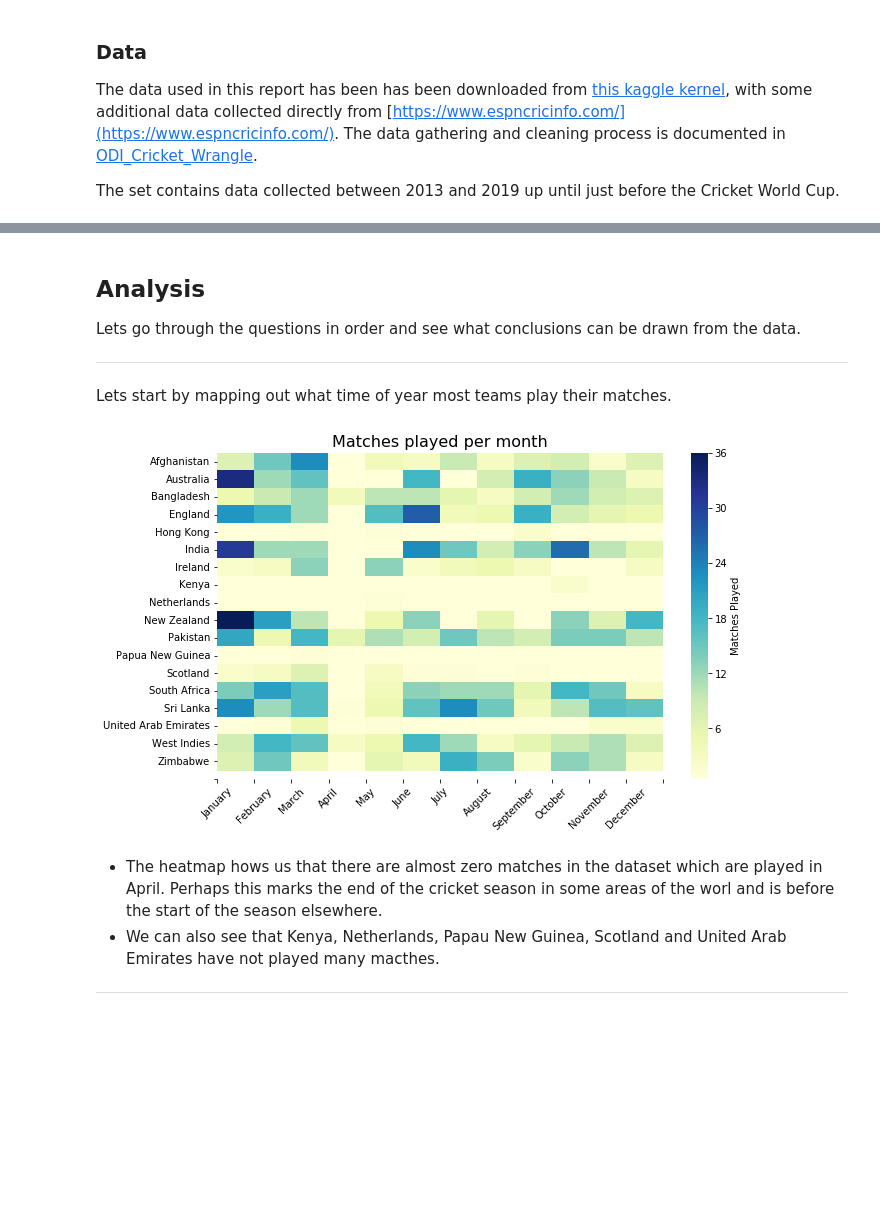
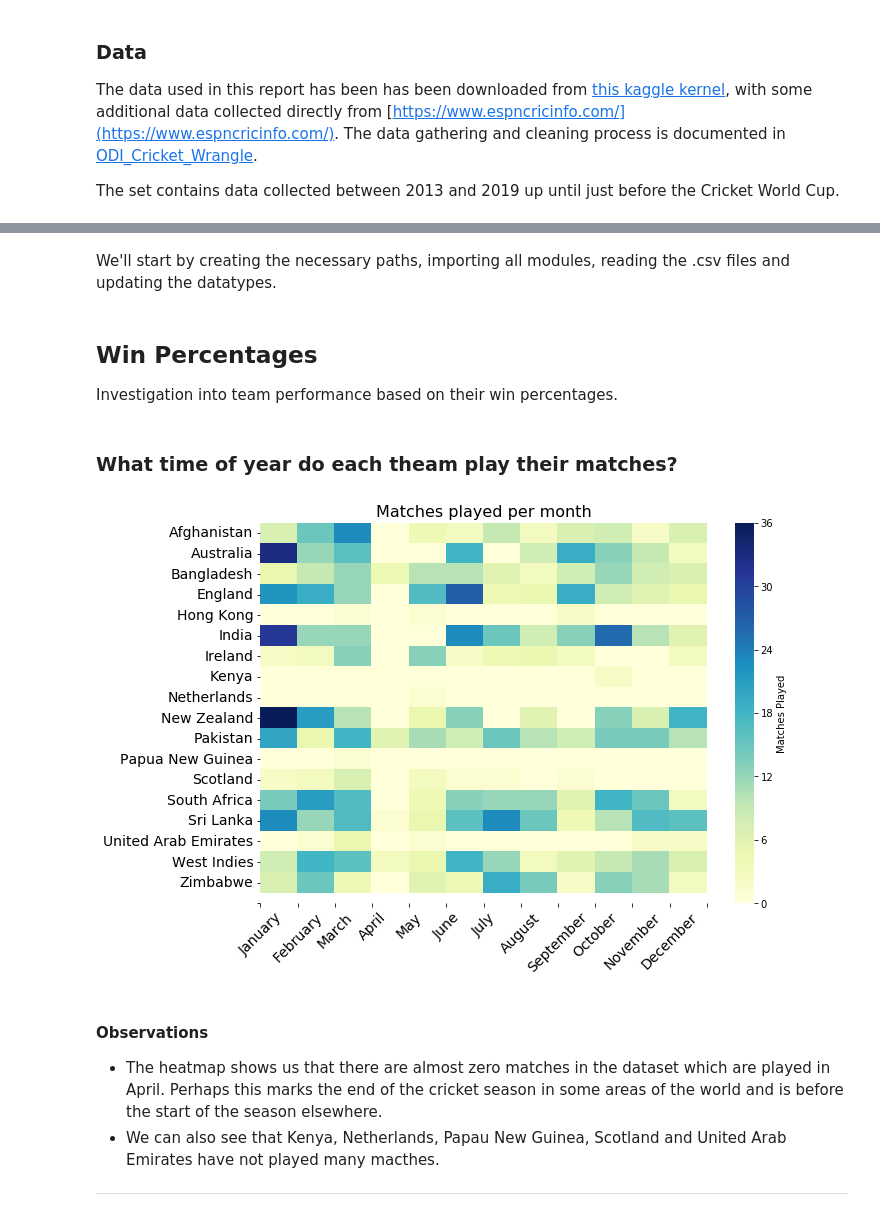
Before and after one commit to matt-fielding8/ODI_Cricket, a Jupyter notebook: notebooks/ODI_Cricket_Findings.ipynb, the cells around one changed output, grey strips where cells are left out. Drawn from its saved outputs; the diff is of its cells as text; code cells hidden in the pictures; blank space fills up the shorter version.

```diff
--- a/notebooks/ODI_Cricket_Findings.ipynb
+++ b/notebooks/ODI_Cricket_Findings.ipynb
@@ -35,3 +35,5 @@ We'll conclude by recommending targets for the best winning formular.
+# %% [markdown]
+We'll start by creating the necessary paths, importing all modules, reading the .csv files and updating the datatypes.
 # %%
 import pandas as pd
 import numpy as np
@@ -64,36 +66,37 @@ for col in cat_cols:
     df_totals[col] = df_totals[col].astype('category')
 
 c=sb.color_palette()
-# %% [markdown]
-## Analysis
-Lets go through the questions in order and see what conclusions can be drawn from the data.
-***
-
-Lets start by mapping out what time of year most teams play their matches.
+# %% [markdown]
+## Win Percentages
+
+Investigation into team performance based on their win percentages.
+# %% [markdown]
+### What time of year do each theam play their matches?
 # %%
 df_temp= df_totals.copy()
 df_temp['month'] = df_temp.start_date.dt.month
 df_temp['month'] = df_temp.month.astype('category')
 
 grouped = df_temp.groupby(['country', 'month']).count()['match_id']
 values = np.where(grouped.isnull(), 0, grouped)
 values = values.reshape(18,12)
 
-plt.figure(figsize=[10,6])
-sb.heatmap(values, vmin=0.5, cmap='YlGnBu', cbar_kws={'label':'Matches Played'}, annot=False);
+vis.setPlot();
+sb.heatmap(values, cmap='YlGnBu', cbar_kws={'label':'Matches Played'}, annot=False);
 
 y_locs, y_labels = plt.yticks()
 x_locs, x_labels = plt.xticks()
 
 months = ['January', 'February', 'March', 'April', 'May', 'June', 'July', 'August', 'September', 'October','November', 'December']
 
 plt.xticks(np.arange(0,13,1), months, rotation=45);
 plt.yticks(np.arange(0.5,19.5,1), grouped.index.levels[0], rotation=0, va='center');
 plt.title("Matches played per month", fontsize=16);
 # %% [output]
-[figure, old version]
+[figure, new version]
 # %% [markdown]
-- The heatmap hows us that there are almost zero matches in the dataset which are played in April. Perhaps this marks the end of the cricket season in some areas of the worl and is before the start of the season elsewhere.
+#### Observations
+- The heatmap shows us that there are almost zero matches in the dataset which are played in April. Perhaps this marks the end of the cricket season in some areas of the world and is before the start of the season elsewhere.
 - We can also see that Kenya, Netherlands, Papau New Guinea, Scotland and United Arab Emirates have not played many macthes.
 ***
 # %% [markdown]
```
Also changed, not shown: parts of 63 cells of this notebook, 7 other files.
